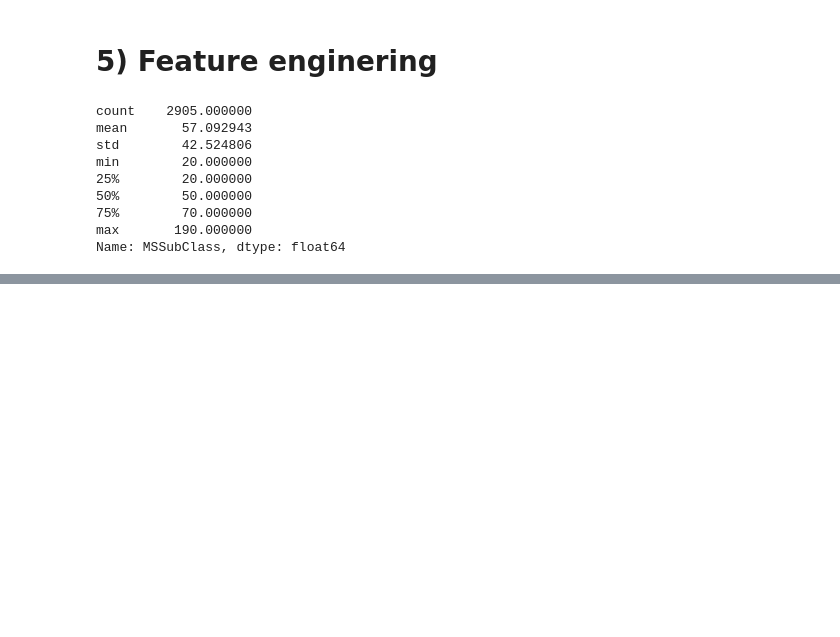
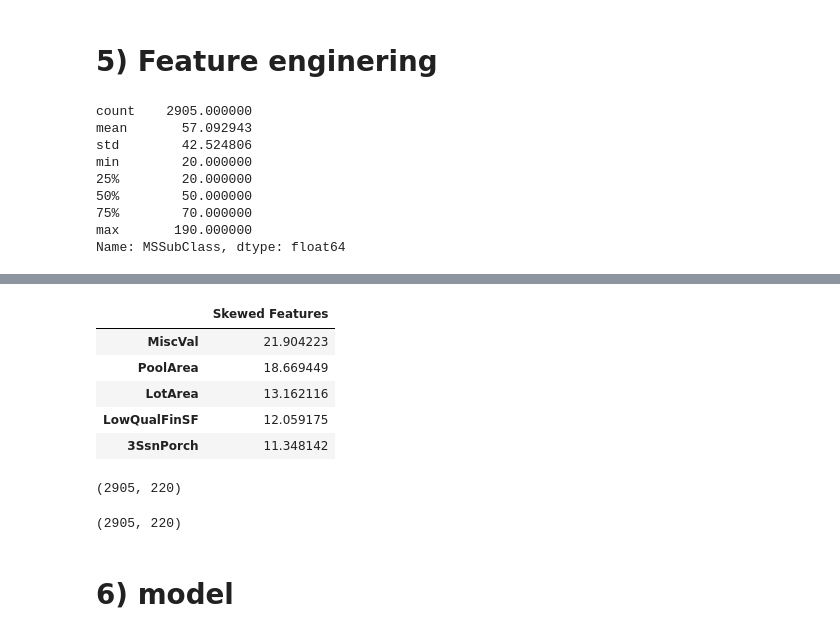
Before and after one commit to kornellewy/kjn_House-Prices-Advanced-Regression-Techniques, a Jupyter notebook: ile za chalupe 2.ipynb, the cells around one changed output, grey strips where cells are left out. Drawn from its saved outputs; the diff is of its cells as text; code cells hidden in the pictures; blank space fills up the shorter version.

```diff
--- a/ile za chalupe 2.ipynb
+++ b/ile za chalupe 2.ipynb
@@ -418,0 +427,17 @@ all_data['MoSold'] = all_data['MoSold'].astype(str)
+# %%
+# teraz enkodowanie zmiennych kategorycznych
+from sklearn.preprocessing import LabelEncoder
+cols = ('FireplaceQu', 'BsmtQual', 'BsmtCond', 'GarageQual', 'GarageCond',
+        'ExterQual', 'ExterCond','HeatingQC', 'PoolQC', 'KitchenQual', 'BsmtFinType1',
+        'BsmtFinType2', 'Functional', 'Fence', 'BsmtExposure', 'GarageFinish', 'LandSlope',
+        'LotShape', 'PavedDrive', 'Street', 'Alley', 'CentralAir', 'MSSubClass', 'OverallCond',
+        'YrSold', 'MoSold')
+# %%
+for c in cols:
+    lbl = LabelEncoder()
+    lbl.fit(list(all_data[c].values))
+    all_data[c] = lbl.transform(list(all_data[c].values))
+# %%
+# dodajemy calkowia powieszchnie domu
+# "1stFlrSF": "firstFlrSF", "2ndFlrSF": "secndFlrSF"
+all_data['TotalSF'] = all_data['TotalBsmtSF'] + all_data['firstFlrSF'] + all_data['secndFlrSF']
@@ -418,0 +468,18 @@ all_data['MoSold'] = all_data['MoSold'].astype(str)
+# %%
+# sprawdzamy niedoskonalosc od roykladu normalnego reszy zmiennych
+numeric_feats = all_data.dtypes[all_data.dtypes != "object"].index
+skewed_feats = all_data[numeric_feats].apply(lambda x: skew(x.dropna())).sort_values(ascending=False)
+skewness = pd.DataFrame({'Skewed Features' :skewed_feats})
+skewness.head()
+# %% [output]
+|  | Skewed Features |
+| MiscVal | 21.904223 |
+| PoolArea | 18.669449 |
+| LotArea | 13.162116 |
+| LowQualFinSF | 12.059175 |
+| 3SsnPorch | 11.348142 |
+# %%
+all_data = pd.get_dummies(all_data)
+print(all_data.shape)
+# %% [output]
+(2905, 220)
@@ -418,0 +496,5 @@ all_data['MoSold'] = all_data['MoSold'].astype(str)
+# %%
+all_data = pd.get_dummies(all_data)
+print(all_data.shape)
+# %% [output]
+(2905, 220)
@@ -418,0 +505,2 @@ all_data['MoSold'] = all_data['MoSold'].astype(str)
+# %% [markdown]
+# 6) model
```
Also changed, not shown: parts of 20 cells of this notebook.
